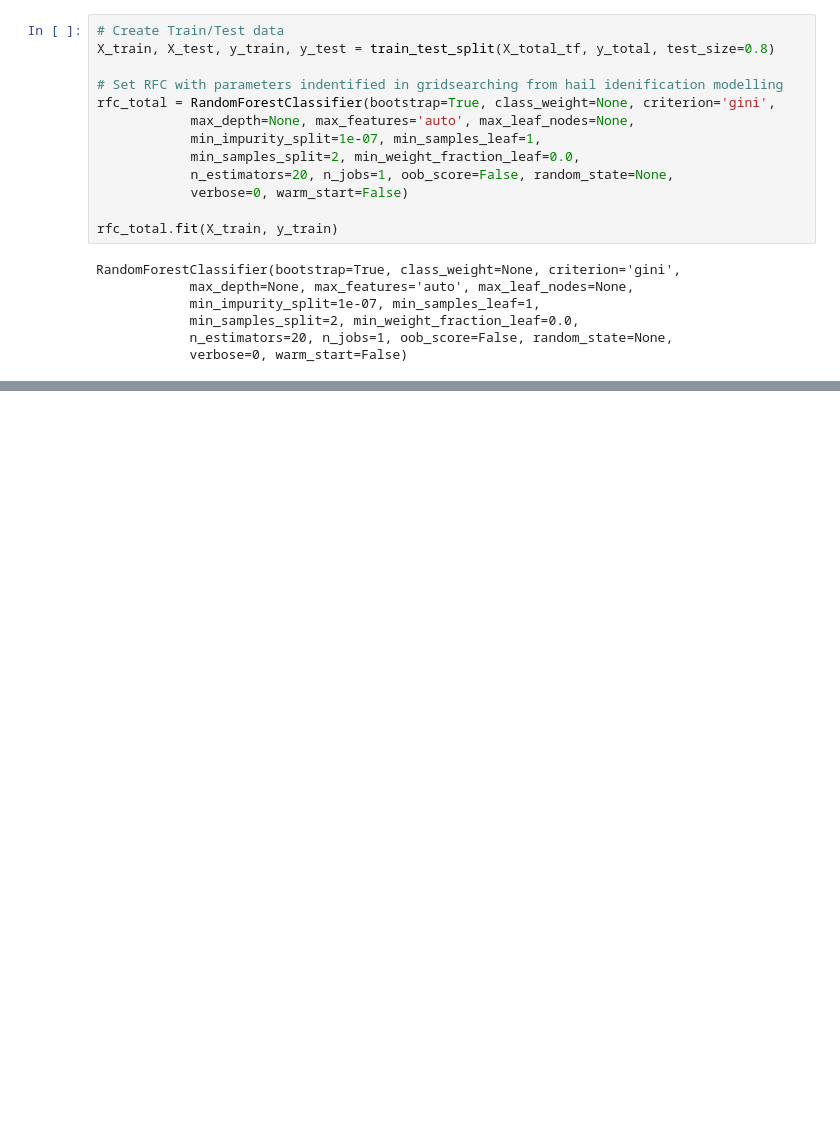
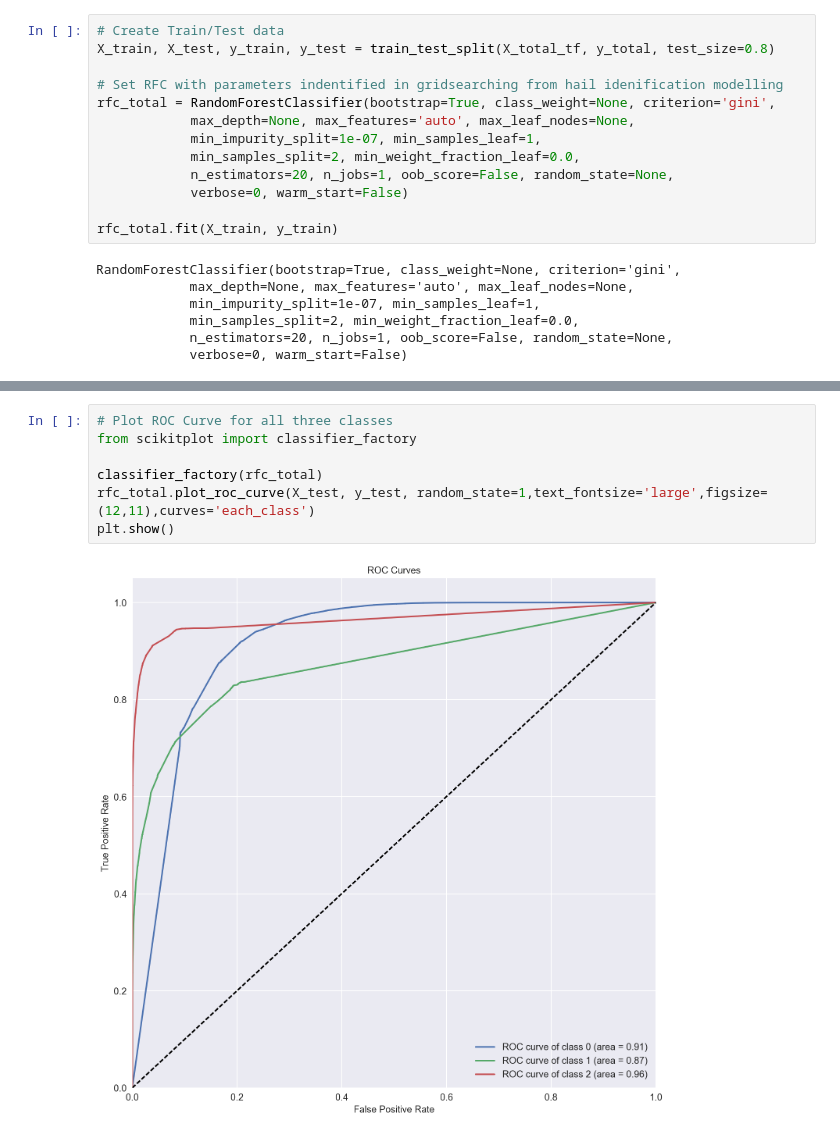
Before and after one commit to tcroshaw/ga_personal, a Jupyter notebook: capstone_technical_report_4_SeverityAndEQModelling.ipynb, the cells around one changed output, grey strips where cells are left out. Cells and saved outputs as stored; diff of their text form; blank space fills up the shorter version.

```diff
--- a/capstone_technical_report_4_SeverityAndEQModelling.ipynb
+++ b/capstone_technical_report_4_SeverityAndEQModelling.ipynb
@@ -323,0 +354,9 @@ avg / total       0.96      0.96      0.96    102392
+# %%
+# Plot ROC Curve for all three classes
+from scikitplot import classifier_factory
+
+classifier_factory(rfc_total)
+rfc_total.plot_roc_curve(X_test, y_test, random_state=1,text_fontsize='large',figsize=(12,11),curves='each_class')
+plt.show()
+# %% [output]
+[figure, added]
```
Also changed, not shown: parts of 16 cells of this notebook, 3 other files.
